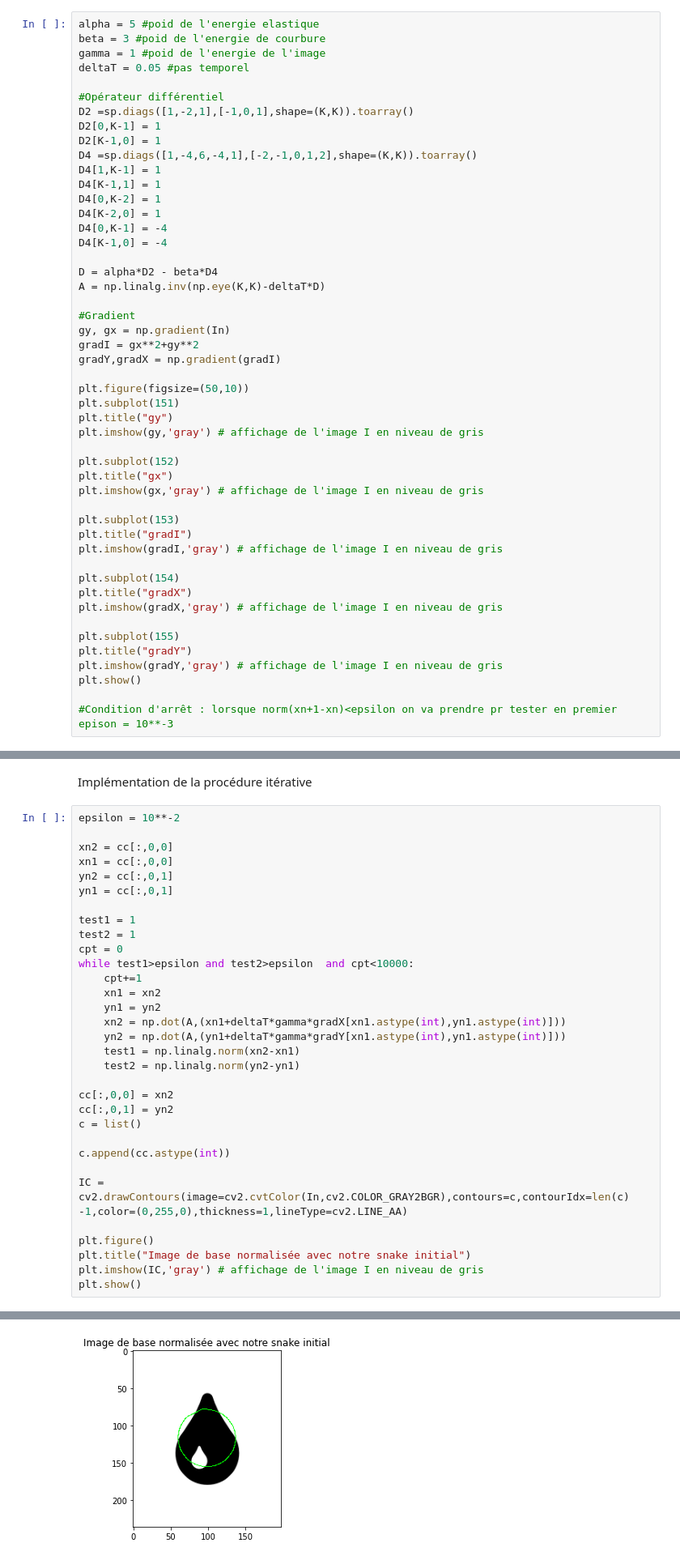
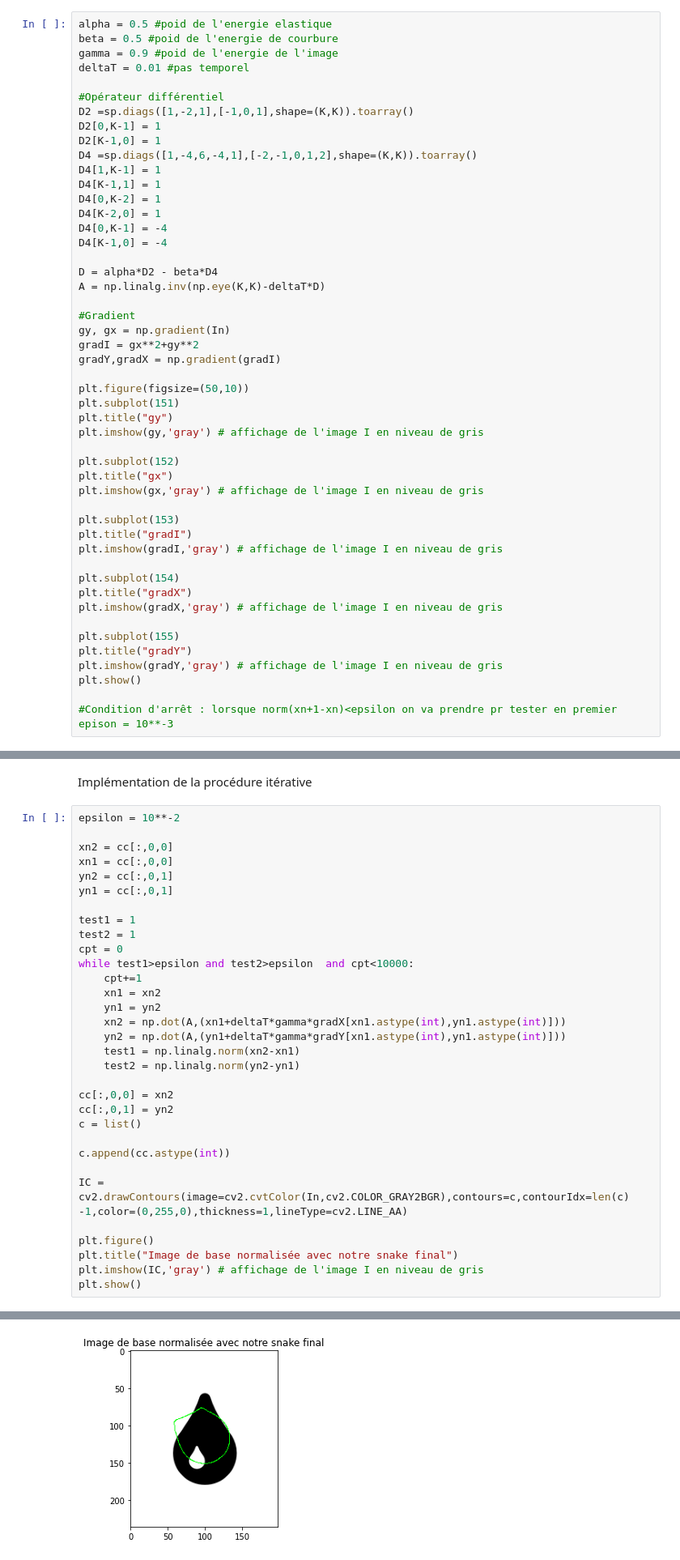
Before and after one commit to GaelleLeroux/TraitementImage, a Jupyter notebook: TP snake/snake1.ipynb, the cells around one changed output, grey strips where cells are left out. Shown at 81% size. Saved outputs shown, nothing was run; the diff lists cells and outputs as text.

```diff
--- a/TP snake/snake1.ipynb
+++ b/TP snake/snake1.ipynb
@@ -50,10 +50,10 @@ Clipping input data to the valid range for imshow with RGB data ([0..1] for floa
 # %% [markdown]
 Initialisation de l'algorithme
 # %%
-alpha = 5 #poid de l'energie elastique
-beta = 3 #poid de l'energie de courbure
-gamma = 1 #poid de l'energie de l'image
-deltaT = 0.05 #pas temporel
+alpha = 0.5 #poid de l'energie elastique
+beta = 0.5 #poid de l'energie de courbure
+gamma = 0.9 #poid de l'energie de l'image
+deltaT = 0.01 #pas temporel
 
 #Opérateur différentiel
 D2 =sp.diags([1,-2,1],[-1,0,1],shape=(K,K)).toarray()
@@ -108,32 +108,32 @@ epsilon = 10**-2
 xn2 = cc[:,0,0]
 xn1 = cc[:,0,0]
 yn2 = cc[:,0,1]
 yn1 = cc[:,0,1]
 
 test1 = 1
 test2 = 1
 cpt = 0
 while test1>epsilon and test2>epsilon  and cpt<10000:
     cpt+=1
     xn1 = xn2
     yn1 = yn2
     xn2 = np.dot(A,(xn1+deltaT*gamma*gradX[xn1.astype(int),yn1.astype(int)]))
     yn2 = np.dot(A,(yn1+deltaT*gamma*gradY[xn1.astype(int),yn1.astype(int)]))
     test1 = np.linalg.norm(xn2-xn1)
     test2 = np.linalg.norm(yn2-yn1)
 
 cc[:,0,0] = xn2
 cc[:,0,1] = yn2
 c = list()
 
 c.append(cc.astype(int))
 
 IC = cv2.drawContours(image=cv2.cvtColor(In,cv2.COLOR_GRAY2BGR),contours=c,contourIdx=len(c) -1,color=(0,255,0),thickness=1,lineType=cv2.LINE_AA)
 
 plt.figure()
-plt.title("Image de base normalisée avec notre snake initial")
+plt.title("Image de base normalisée avec notre snake final")
 plt.imshow(IC,'gray') # affichage de l'image I en niveau de gris
 plt.show()
 # %% [output]
 Clipping input data to the valid range for imshow with RGB data ([0..1] for floats or [0..255] for integers).
-[figure, old version]
+[figure, new version]
```
